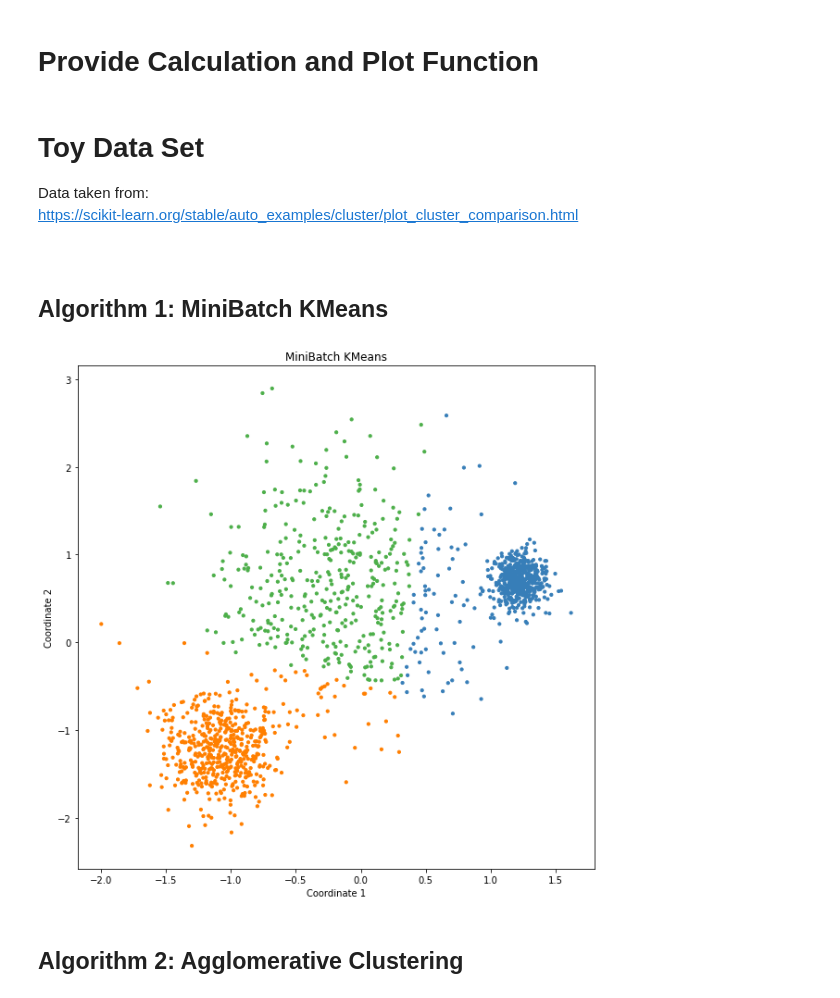
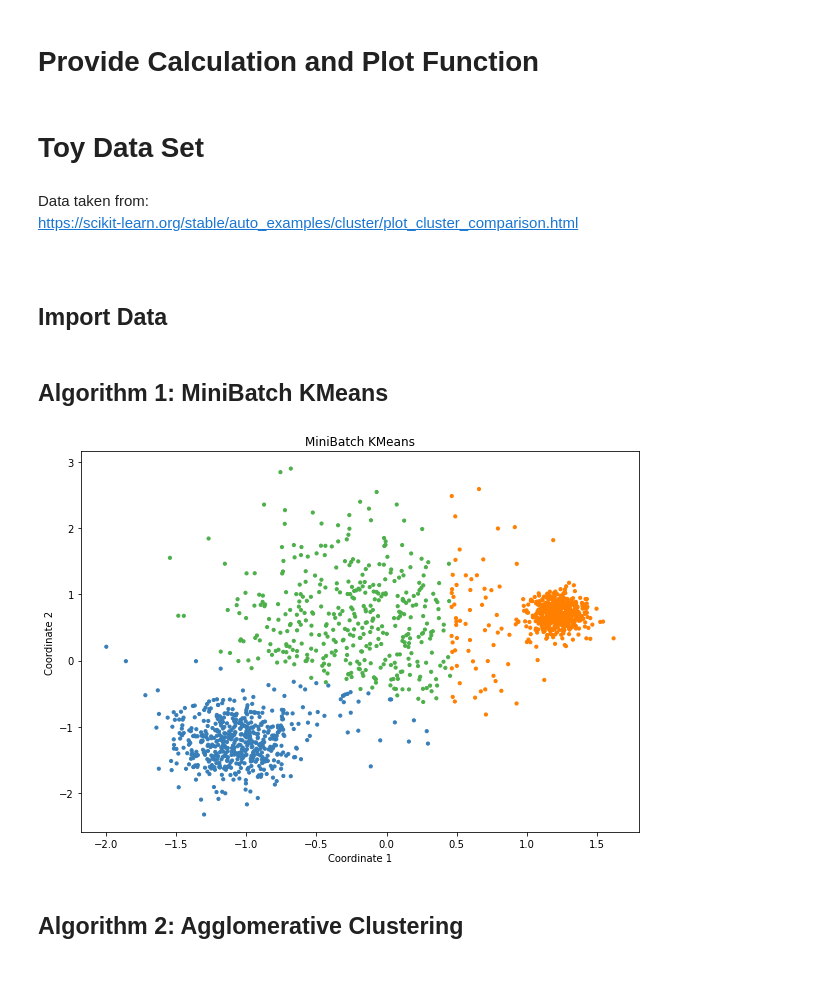
Before and after one commit to se21m024/DataScience, a Jupyter notebook: Exercise 3/se21m024_Stummer_ex3_Clustering.ipynb, the cells around one changed output. Drawn from its saved outputs; the diff is of its cells as text; code cells hidden in the pictures.

```diff
--- a/Exercise 3/se21m024_Stummer_ex3_Clustering.ipynb
+++ b/Exercise 3/se21m024_Stummer_ex3_Clustering.ipynb
@@ -37,7 +37,7 @@ pd.options.display.max_columns = None
 # %% [markdown]
 # Provide Calculation and Plot Function
 # %%
-def plot_data (X, algorithm, name):
+def plot_data (X, attr_x, attr_y, algorithm, name):
 
     # normalize dataset for easier parameter selection
     X = StandardScaler().fit_transform(X)
@@ -72,18 +72,20 @@ def plot_data (X, algorithm, name):
     # add red color for outliers (if any)
     colors = np.append(colors, ["#ff0000"])
 
-    fig = plt.figure(2, (10,10))
-    plt.scatter(X[:, 0], X[:, 1], s=10, color=colors[y_pred])
+    fig = plt.figure(2, (10,7))
+    plt.scatter(X[:, attr_x], X[:, attr_y], s=10, color=colors[y_pred])
     plt.title(name)
     plt.xlabel("Coordinate 1")
     plt.ylabel("Coordinate 2")
     plt.show()
+# %% [markdown]
+# Toy Data Set
 # %% [markdown]
-# Toy Data Set
-
 Data taken from:
 <br/>https://scikit-learn.org/stable/auto_examples/cluster/plot_cluster_comparison.html
 <br/><br/>
+# %% [markdown]
+## Import Data
 # %%
 np.random.seed(0)
 n_samples = 1500
@@ -99,11 +101,11 @@ X, y = varied
 # %% [markdown]
 ## Algorithm 1: MiniBatch KMeans
 # %%
-algorithm = cluster.MiniBatchKMeans(n_clusters=3)
+algorithm = cluster.MiniBatchKMeans(n_clusters=3, random_state=random_state)
 
-plot_data(X, algorithm, "MiniBatch KMeans")
+plot_data(X, 0, 1, algorithm, "MiniBatch KMeans")
 # %% [output]
-[figure, old version]
+[figure, new version]
 # %% [markdown]
 ## Algorithm 2: Agglomerative Clustering
 # %%
```
Also changed, not shown: parts of 15 cells of this notebook.
